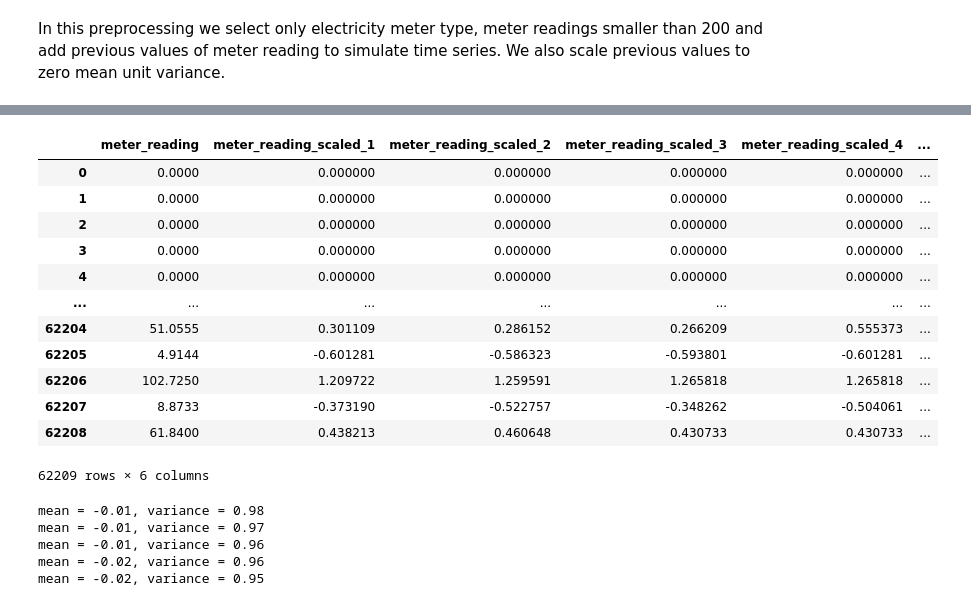
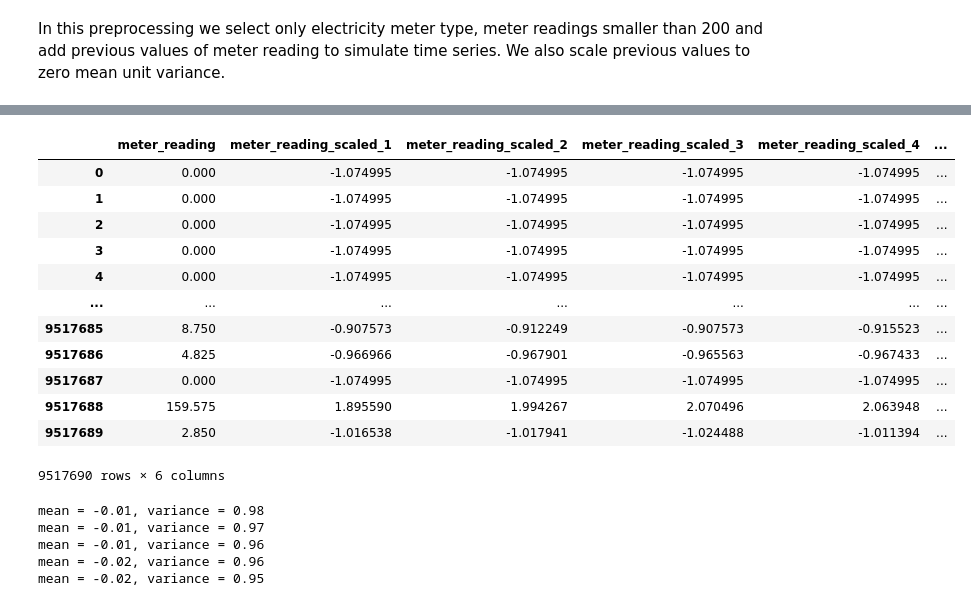
Before and after one commit to dmitana/fiit_knowledge_discovery_project, a Jupyter notebook: notebooks/preprocessing.ipynb, the cells around one changed output, grey strips where cells are left out. Saved outputs shown, nothing was run; the diff lists cells and outputs as text; code cells hidden in the pictures.

```diff
--- a/notebooks/preprocessing.ipynb
+++ b/notebooks/preprocessing.ipynb
@@ -424,6 +440,6 @@ md_copy = meter_data.copy()
 In this preprocessing we select only electricity meter type, meter readings smaller than 200 and add previous values of meter reading to simulate time series. We also scale previous values to zero mean unit variance.
 # %%
 %%time
-meter_reading_feature = pd.DataFrame(meter_pipeline.fit_transform(md_copy))
+meter_reading_feature = pd.DataFrame(meter_pipeline.fit_transform(meter_data))
 meter_reading_feature
 # %% [output]
@@ -432,16 +448,16 @@ Wall time: 17.5 s
 |  | meter_reading | meter_reading_scaled_1 | meter_reading_scaled_2 | meter_reading_scaled_3 | meter_reading_scaled_4 | ... |
-| 0 | 0.0000 | 0.000000 | 0.000000 | 0.000000 | 0.000000 | ... |
-| 1 | 0.0000 | 0.000000 | 0.000000 | 0.000000 | 0.000000 | ... |
-| 2 | 0.0000 | 0.000000 | 0.000000 | 0.000000 | 0.000000 | ... |
-| 3 | 0.0000 | 0.000000 | 0.000000 | 0.000000 | 0.000000 | ... |
-| 4 | 0.0000 | 0.000000 | 0.000000 | 0.000000 | 0.000000 | ... |
+| 0 | 0.000 | -1.074995 | -1.074995 | -1.074995 | -1.074995 | ... |
+| 1 | 0.000 | -1.074995 | -1.074995 | -1.074995 | -1.074995 | ... |
+| 2 | 0.000 | -1.074995 | -1.074995 | -1.074995 | -1.074995 | ... |
+| 3 | 0.000 | -1.074995 | -1.074995 | -1.074995 | -1.074995 | ... |
+| 4 | 0.000 | -1.074995 | -1.074995 | -1.074995 | -1.074995 | ... |
 | ... | ... | ... | ... | ... | ... | ... |
-| 62204 | 51.0555 | 0.301109 | 0.286152 | 0.266209 | 0.555373 | ... |
-| 62205 | 4.9144 | -0.601281 | -0.586323 | -0.593801 | -0.601281 | ... |
-| 62206 | 102.7250 | 1.209722 | 1.259591 | 1.265818 | 1.265818 | ... |
-| 62207 | 8.8733 | -0.373190 | -0.522757 | -0.348262 | -0.504061 | ... |
-| 62208 | 61.8400 | 0.438213 | 0.460648 | 0.430733 | 0.430733 | ... |
+| 9517685 | 8.750 | -0.907573 | -0.912249 | -0.907573 | -0.915523 | ... |
+| 9517686 | 4.825 | -0.966966 | -0.967901 | -0.965563 | -0.967433 | ... |
+| 9517687 | 0.000 | -1.074995 | -1.074995 | -1.074995 | -1.074995 | ... |
+| 9517688 | 159.575 | 1.895590 | 1.994267 | 2.070496 | 2.063948 | ... |
+| 9517689 | 2.850 | -1.016538 | -1.017941 | -1.024488 | -1.011394 | ... |
-62209 rows × 6 columns
+9517690 rows × 6 columns
 # %%
 for i in range(1, 6):
     check_mean_and_variance(meter_reading_feature[f'meter_reading_scaled_{i}'])
```
Also changed, not shown: parts of 6 cells of this notebook.
